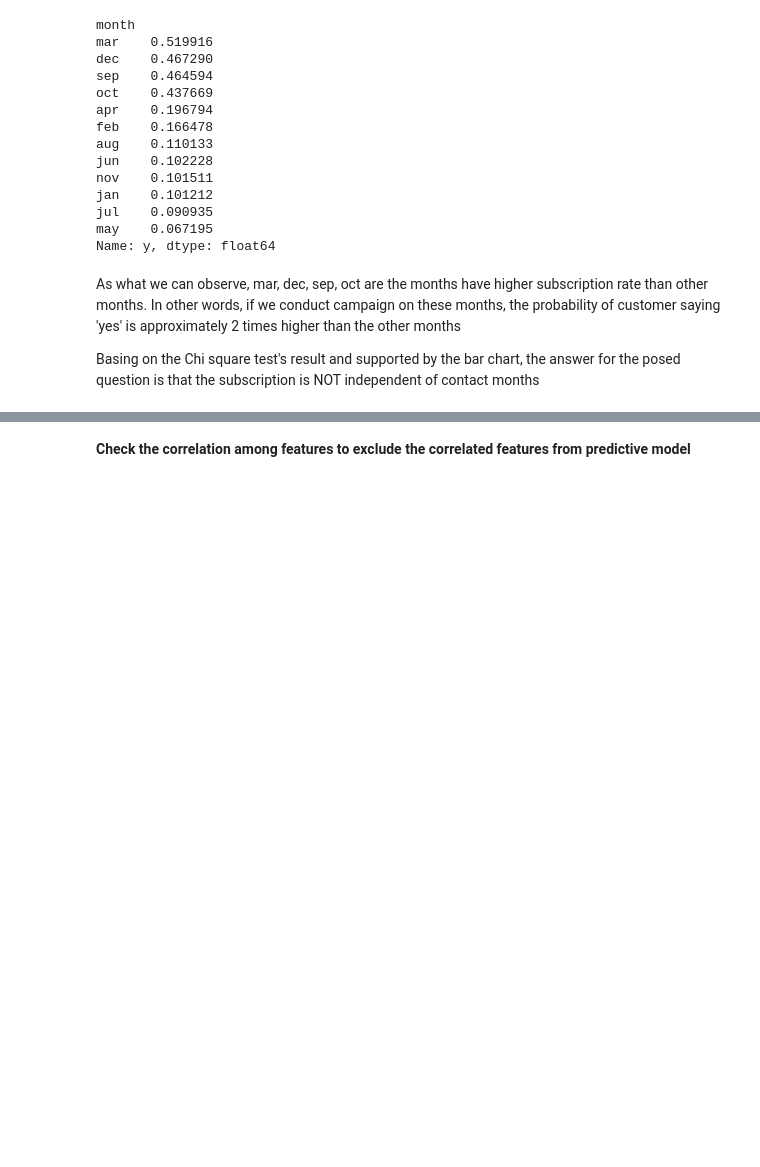
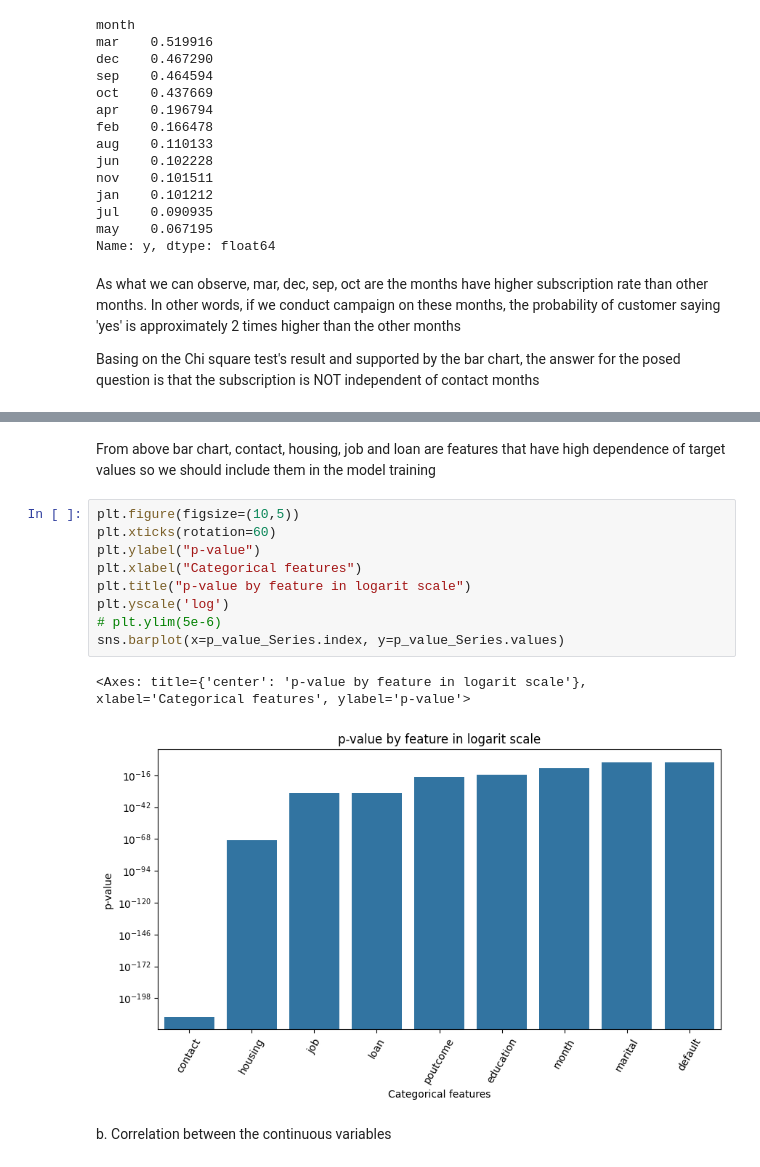
Before and after one commit to vannguyendanang/bank_marketing_campaign, a Jupyter notebook: Bank_TermDeposit.ipynb, the cells around one changed output, grey strips where cells are left out. Drawn from its saved outputs; the diff is of its cells as text; blank space fills up the shorter version.

```diff
--- a/Bank_TermDeposit.ipynb
+++ b/Bank_TermDeposit.ipynb
@@ -970,2 +1068,16 @@ contingency_tbl
+# %% [markdown]
+From above bar chart, contact, housing, job and loan are features that have high dependence of target values so we should include them in the model training
+# %%
+plt.figure(figsize=(10,5))
+plt.xticks(rotation=60)
+plt.ylabel("p-value")
+plt.xlabel("Categorical features")
+plt.title("p-value by feature in logarit scale")
+plt.yscale('log')
+# plt.ylim(5e-6)
+sns.barplot(x=p_value_Series.index, y=p_value_Series.values)
+# %% [output]
+<Axes: title={'center': 'p-value by feature in logarit scale'}, xlabel='Categorical features', ylabel='p-value'>
+[figure, added]
 # %% [markdown]
-**Check the correlation among features to exclude the correlated features from predictive model**
+b. Correlation between the continuous variables
```
Also changed, not shown: parts of 55 cells of this notebook, 1 other file.
